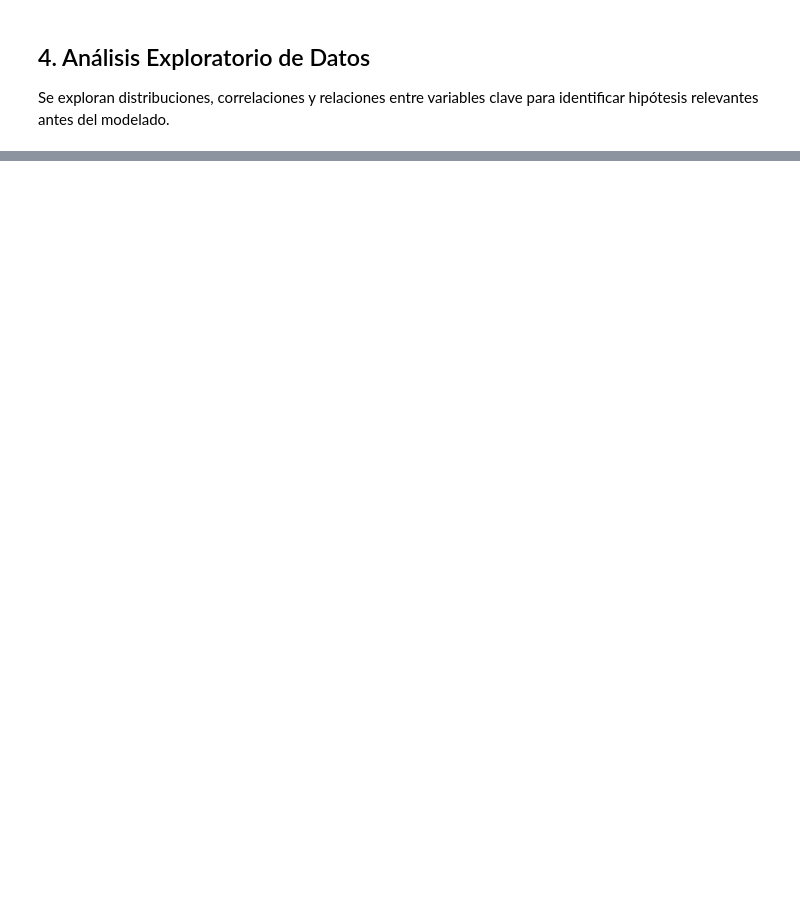
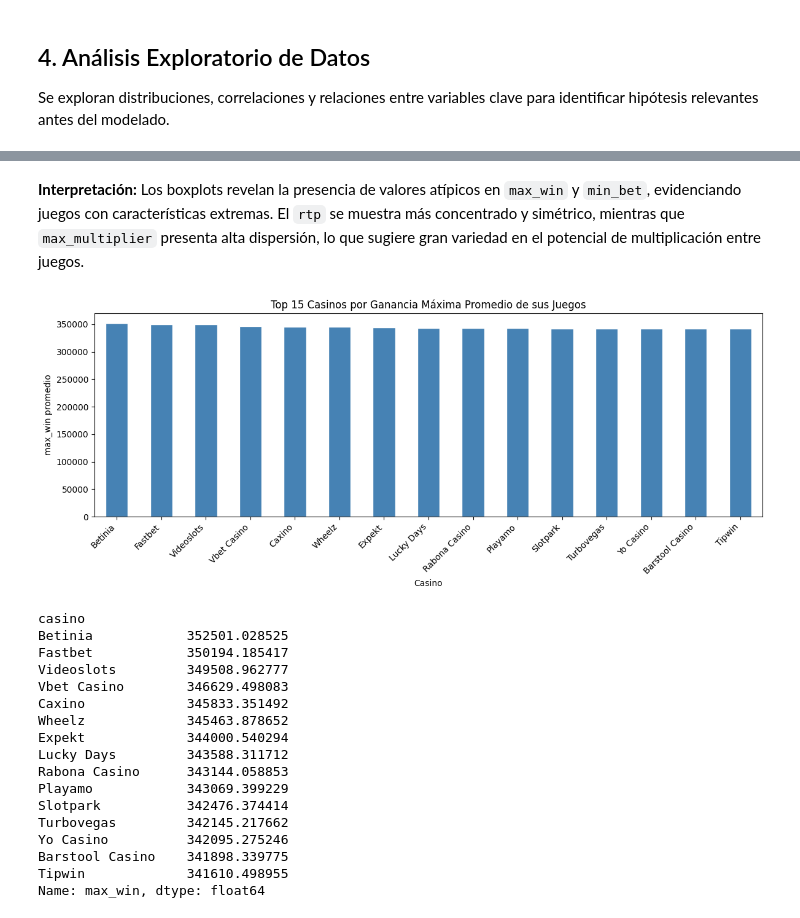
Before and after one commit to Kintsukuro1/Mineria-Datos, a Jupyter notebook: proyecto_mineria_felipe_ruiz.ipynb, the cells around one changed output, grey strips where cells are left out. Saved outputs shown, nothing was run; the diff lists cells and outputs as text; code cells hidden in the pictures; blank space fills up the shorter version.

```diff
--- a/proyecto_mineria_felipe_ruiz.ipynb
+++ b/proyecto_mineria_felipe_ruiz.ipynb
@@ -464,0 +438,39 @@ Este modelo es directamente aplicable en departamentos de producto y marketing d
+# %% [markdown]
+**Interpretación:** Los boxplots revelan la presencia de valores atípicos en `max_win` y `min_bet`, evidenciando juegos con características extremas. El `rtp` se muestra más concentrado y simétrico, mientras que `max_multiplier` presenta alta dispersión, lo que sugiere gran variedad en el potencial de multiplicación entre juegos.
+# %%
+# ── max_win promedio por casino - Top 15 (Objetivo 1) ────────────────────────
+if 'casino' in df.columns:
+    top_casinos = (
+        df.groupby('casino')['max_win']
+        .mean()
+        .sort_values(ascending=False)
+        .head(15)
+    )
+    plt.figure(figsize=(12, 5))
+    top_casinos.plot(kind='bar', color='steelblue', edgecolor='white')
+    plt.title('Top 15 Casinos por Ganancia Máxima Promedio de sus Juegos')
+    plt.xlabel('Casino')
+    plt.ylabel('max_win promedio')
+    plt.xticks(rotation=45, ha='right')
+    plt.tight_layout()
+    plt.show()
+    print(top_casinos)
+# %% [output]
+[figure, added]
+casino
+Betinia            352501.028525
+Fastbet            350194.185417
+Videoslots         349508.962777
+Vbet Casino        346629.498083
+Caxino             345833.351492
+Wheelz             345463.878652
+Expekt             344000.540294
+Lucky Days         343588.311712
+Rabona Casino      343144.058853
+Playamo            343069.399229
+Slotpark           342476.374414
+Turbovegas         342145.217662
+Yo Casino          342095.275246
+Barstool Casino    341898.339775
+Tipwin             341610.498955
+Name: max_win, dtype: float64
```
Also changed, not shown: parts of 70 cells of this notebook.
